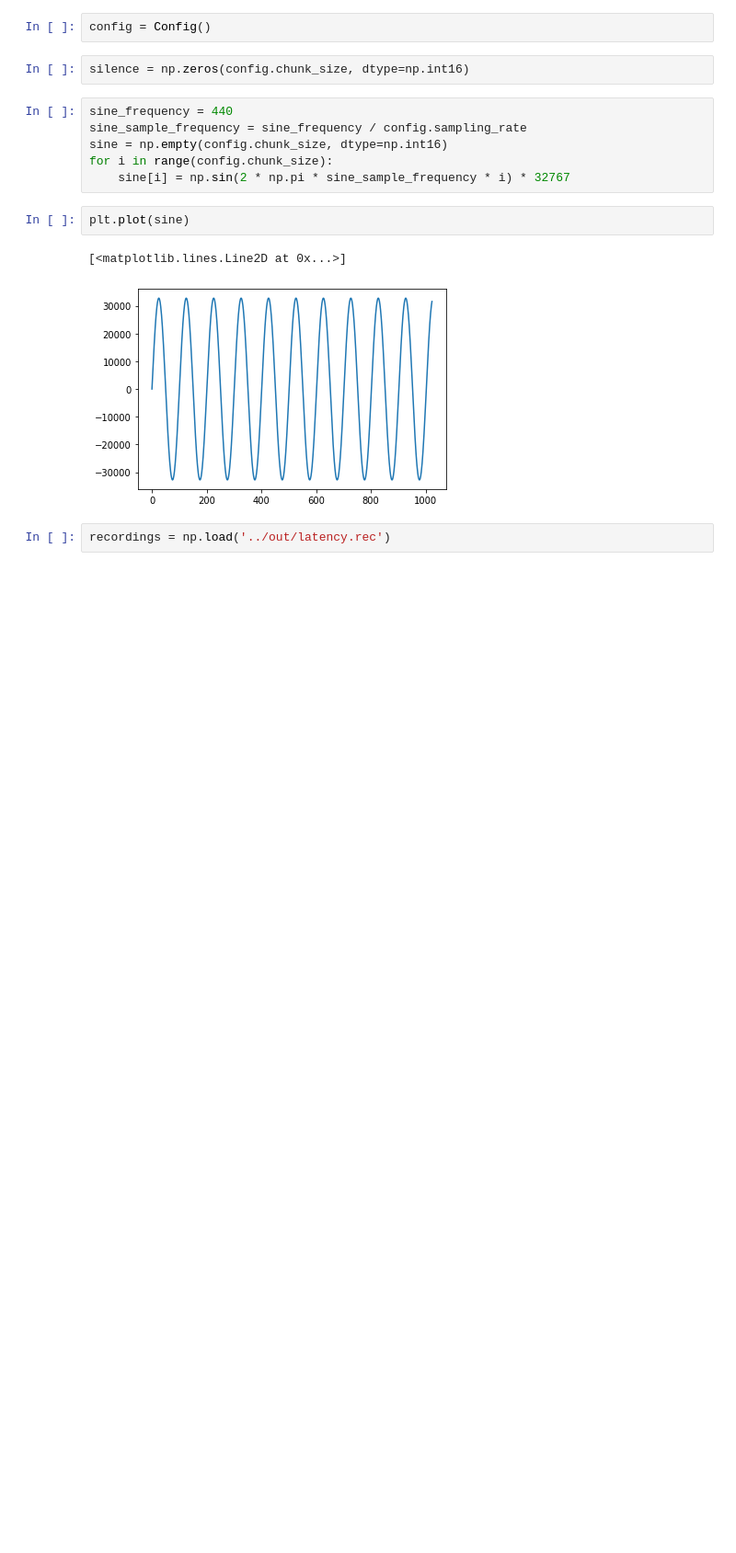
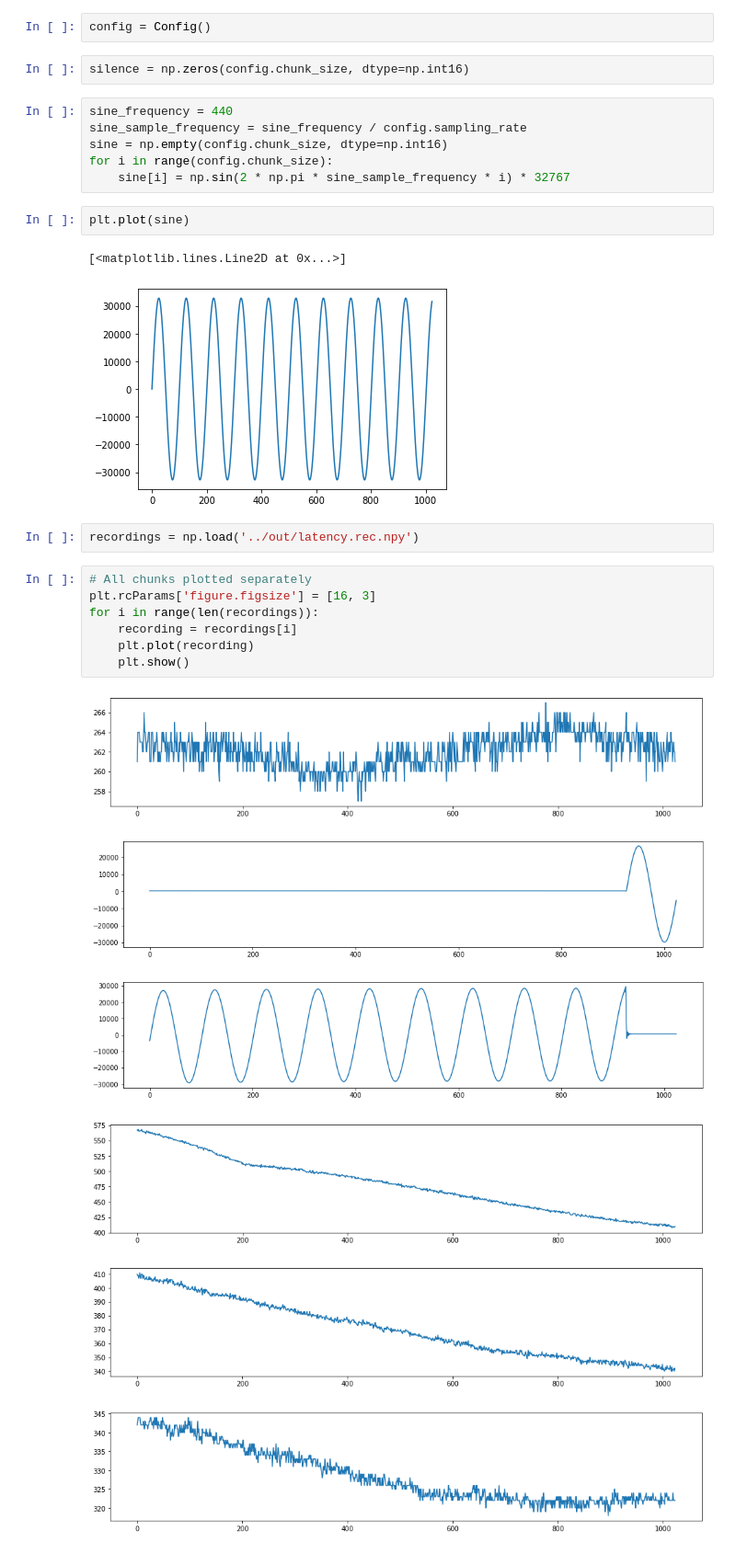
Before and after one commit to igrek51/raspberry-looper, a Jupyter notebook: notebooks/latency.ipynb, the cells around one changed output. Shown at 92% size. Saved outputs shown, nothing was run; the diff lists cells and outputs as text; blank space fills up the shorter version.

Commit message:
Measure latency

```diff
--- a/notebooks/latency.ipynb
+++ b/notebooks/latency.ipynb
@@ -23,4 +24,18 @@ plt.plot(sine)
 [<matplotlib.lines.Line2D at 0x...>]
 [figure]
 # %%
-recordings = np.load('../out/latency.rec')
+recordings = np.load('../out/latency.rec.npy')
+# %%
+# All chunks plotted separately
+plt.rcParams['figure.figsize'] = [16, 3]
+for i in range(len(recordings)):
+    recording = recordings[i]
+    plt.plot(recording)
+    plt.show()
+# %% [output]
+[figure, added]
+[figure, added]
+[figure, added]
+[figure, added]
+[figure, added]
+[figure, added]
```
Also changed, not shown: parts of 10 cells of this notebook, 5 other files.
